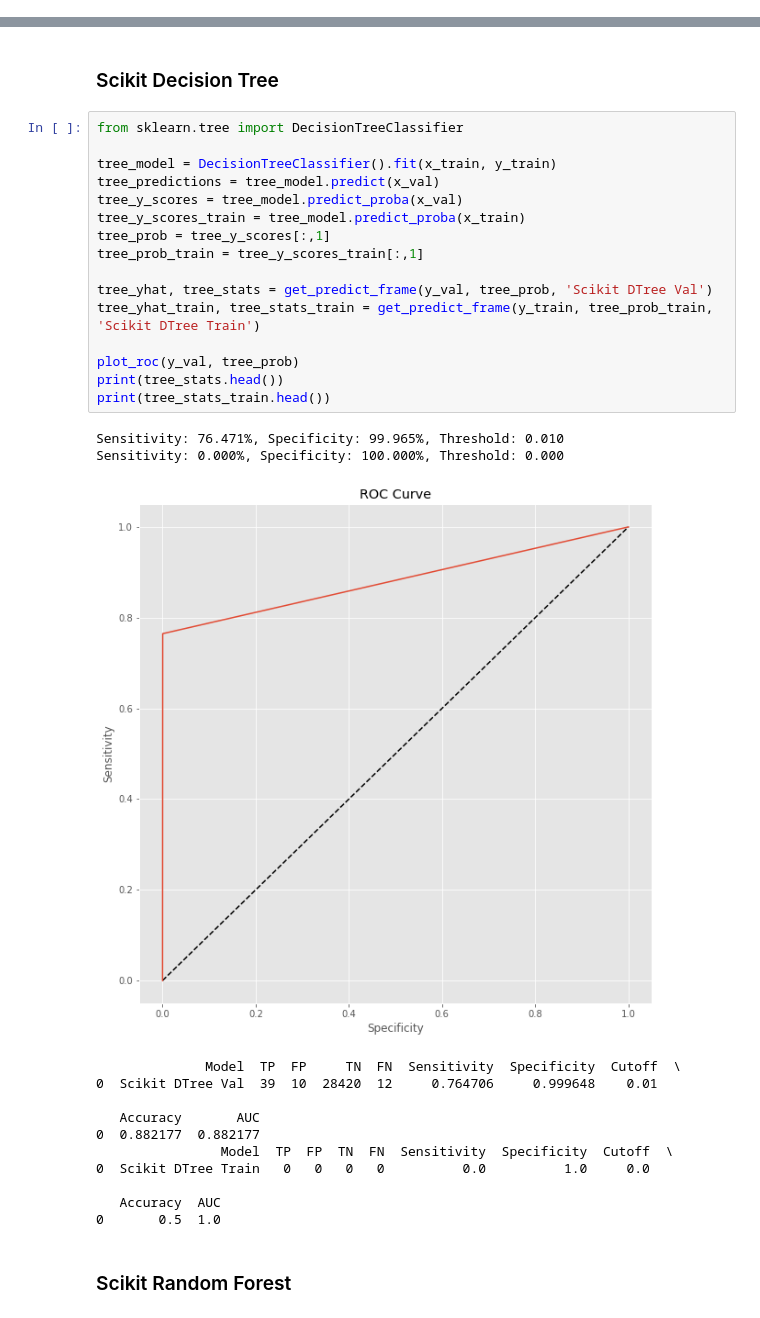
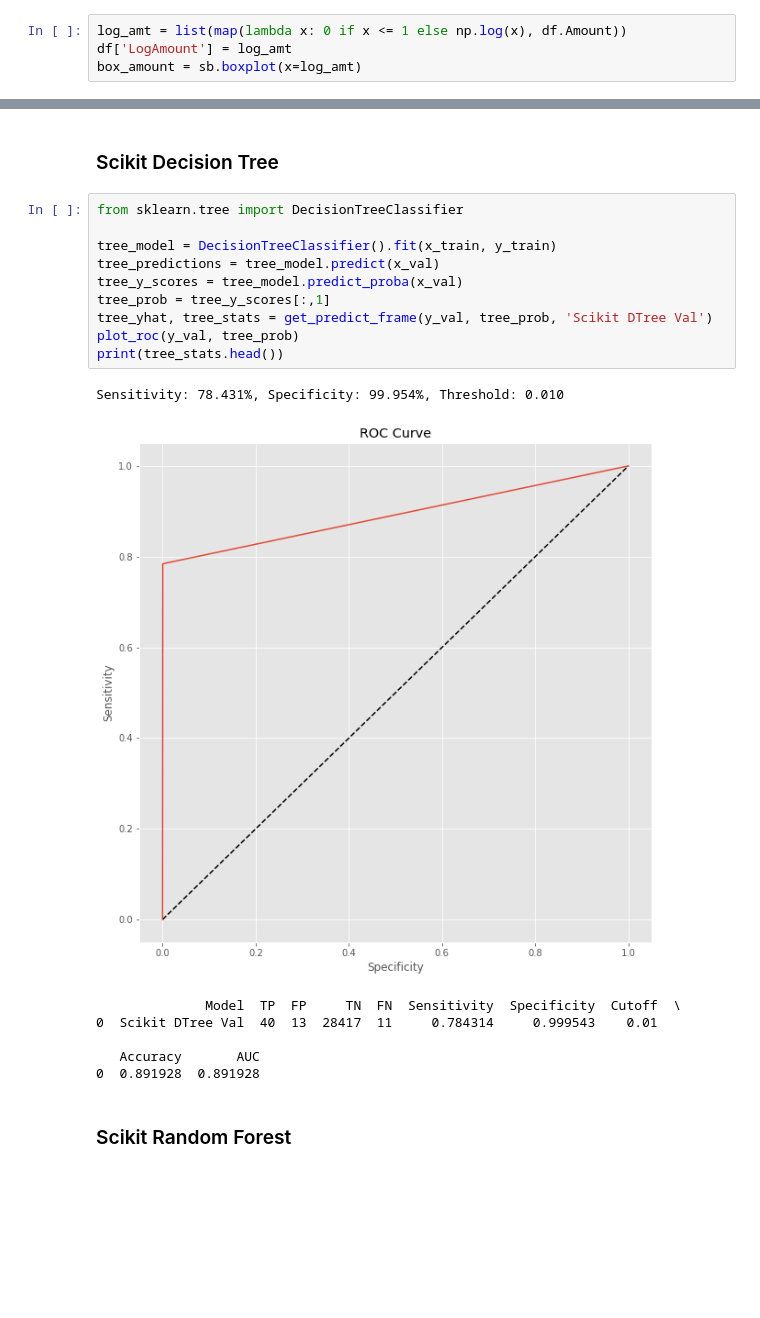
Before and after one commit to jbonfardeci/fraud-rare-event-model, a Jupyter notebook: Fraud-Detection-Rare-Events.ipynb, the cells around one changed output, grey strips where cells are left out. Saved outputs shown, nothing was run; the diff lists cells and outputs as text; blank space fills up the shorter version.

Commit message:
tree update

```diff
--- a/Fraud-Detection-Rare-Events.ipynb
+++ b/Fraud-Detection-Rare-Events.ipynb
@@ -203,3 +204,7 @@ df[df.isnull().any(axis=1)]
 box_amount = sb.boxplot(x=df.Amount)
 # %% [output]
 [figure]
+# %%
+log_amt = list(map(lambda x: 0 if x <= 1 else np.log(x), df.Amount))
+df['LogAmount'] = log_amt
+box_amount = sb.boxplot(x=log_amt)
@@ -383,33 +378,21 @@ Sensitivity: 87.846%, Specificity: 98.000%, Threshold: 0.640
 # %%
 from sklearn.tree import DecisionTreeClassifier
 
 tree_model = DecisionTreeClassifier().fit(x_train, y_train)
 tree_predictions = tree_model.predict(x_val)
 tree_y_scores = tree_model.predict_proba(x_val)
-tree_y_scores_train = tree_model.predict_proba(x_train)
 tree_prob = tree_y_scores[:,1]
-tree_prob_train = tree_y_scores_train[:,1]
-
 tree_yhat, tree_stats = get_predict_frame(y_val, tree_prob, 'Scikit DTree Val')
-tree_yhat_train, tree_stats_train = get_predict_frame(y_train, tree_prob_train, 'Scikit DTree Train')
-
 plot_roc(y_val, tree_prob)
 print(tree_stats.head())
-print(tree_stats_train.head())
 # %% [output]
-Sensitivity: 76.471%, Specificity: 99.965%, Threshold: 0.010
-Sensitivity: 0.000%, Specificity: 100.000%, Threshold: 0.000
+Sensitivity: 78.431%, Specificity: 99.954%, Threshold: 0.010
-[figure, old version]
+[figure, new version]
               Model  TP  FP     TN  FN  Sensitivity  Specificity  Cutoff  \
-0  Scikit DTree Val  39  10  28420  12     0.764706     0.999648    0.01
+0  Scikit DTree Val  40  13  28417  11     0.784314     0.999543    0.01
 
    Accuracy       AUC
-0  0.882177  0.882177
-                Model  TP  FP  TN  FN  Sensitivity  Specificity  Cutoff  \
-0  Scikit DTree Train   0   0   0   0          0.0          1.0     0.0
-
-   Accuracy  AUC
-0       0.5  1.0
+0  0.891928  0.891928
 # %% [markdown]
 ### Scikit Random Forest
 # %%
```
Also changed, not shown: parts of 14 cells of this notebook, 2 other files.
